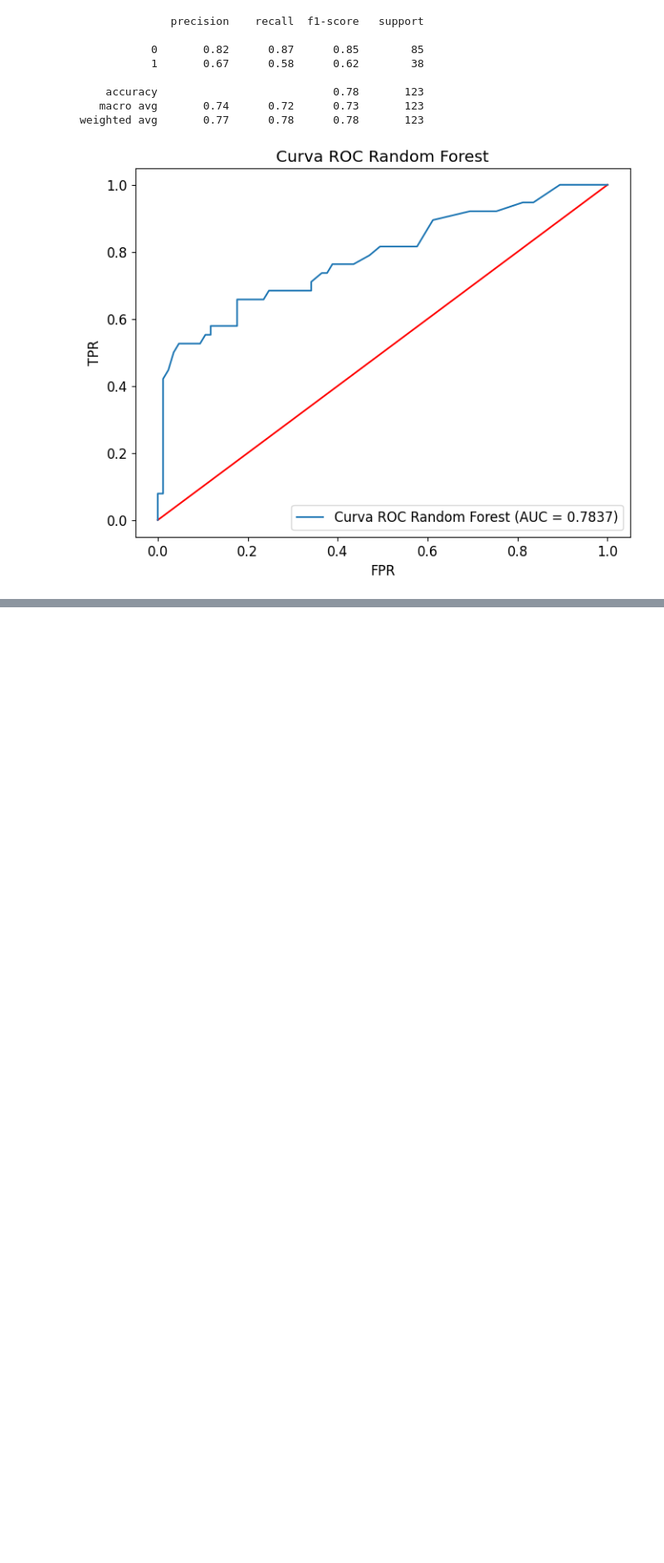
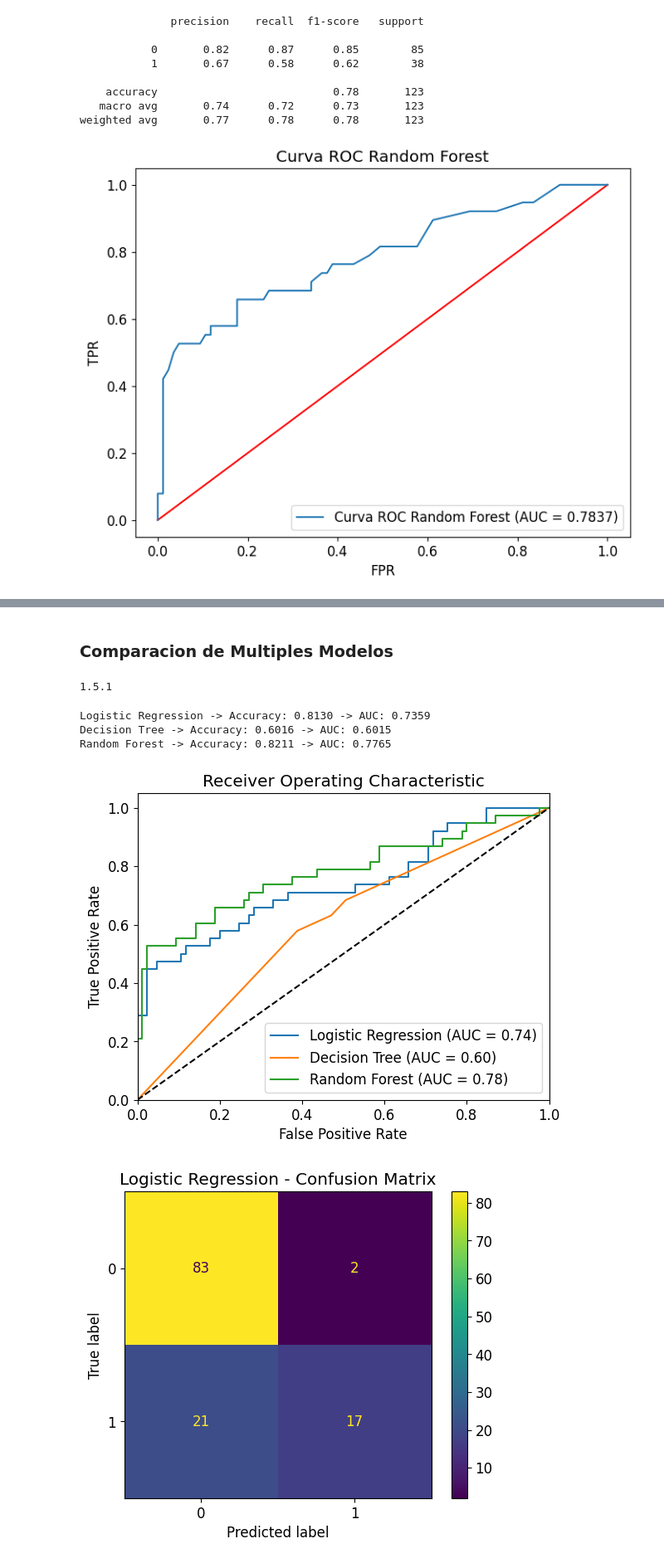
Before and after one commit to Ka1laK/Loan_Prediction-Analytics_Vidhya, a Jupyter notebook: Loan_Prediction.ipynb, the cells around one changed output, grey strips where cells are left out. Shown at 83% size. Drawn from its saved outputs; the diff is of its cells as text; code cells hidden in the pictures; blank space fills up the shorter version.

Commit message:
Load_Prediction

```diff
--- a/Loan_Prediction.ipynb
+++ b/Loan_Prediction.ipynb
@@ -462,0 +458,13 @@ array([0, 1, 1, 0, 0, 0, 0, 0, 0, 0, 0, 0, 0, 1, 1, 0, 0, 1, 0, 0, 0, 1,
+# %%
+# Definir los modelos usados
+models = {
+    'Logistic Regression': LogisticRegression(C=0.1, solver='liblinear', random_state=seed),
+    'Decision Tree': DecisionTreeClassifier(random_state=seed),
+    'Random Forest': RandomForestClassifier(random_state=seed)
+}
+
+# Realizar validación cruzada y mostrar resultados
+for name, model in models.items():
+    scores = cross_val_score(model, X_train, y_train, cv=5, scoring='roc_auc')
+    print(f"{name} - Cross-validated AUC scores: {scores}")
+    print(f"{name} - Mean AUC score: {scores.mean()}\n")
@@ -462,0 +531,55 @@ array([0, 1, 1, 0, 0, 0, 0, 0, 0, 0, 0, 0, 0, 1, 1, 0, 0, 1, 0, 0, 0, 1,
+# %% [markdown]
+### Comparacion de Multiples Modelos
+# %%
+import sklearn
+print(sklearn.__version__)
+# %% [output]
+1.5.1
+# %%
+from sklearn.ensemble import RandomForestClassifier
+from sklearn.tree import DecisionTreeClassifier
+from sklearn.linear_model import LogisticRegression
+from sklearn.metrics import accuracy_score, roc_auc_score, roc_curve, ConfusionMatrixDisplay
+
+# Definir los modelos
+models = {
+    'Logistic Regression': LogisticRegression(C=0.1, solver='liblinear', random_state=seed),
+    'Decision Tree': DecisionTreeClassifier(max_depth=20, min_samples_split=5, min_samples_leaf=2, random_state=seed),
+    'Random Forest': RandomForestClassifier(n_estimators=200, max_depth=20, min_samples_split=5, min_samples_leaf=2, random_state=seed)
+}
+
+# Entrenar, predecir y evaluar cada modelo
+for name, model in models.items():
+    model.fit(X_train, y_train)
+    y_pred = model.predict(X_test)
+    y_prob = model.predict_proba(X_test)[:, 1]
+
+    accuracy = accuracy_score(y_test, y_pred)
+    auc = roc_auc_score(y_test, y_prob)
+
+    print(f"{name} -> Accuracy: {accuracy:.4f} -> AUC: {auc:.4f}")
+
+    # Curva ROC
+    fpr, tpr, _ = roc_curve(y_test, y_prob)
+    plt.plot(fpr, tpr, label=f'{name} (AUC = {auc:.2f})')
+
+plt.plot([0, 1], [0, 1], 'k--')
+plt.xlim([0.0, 1.0])
+plt.ylim([0.0, 1.05])
+plt.xlabel('False Positive Rate')
+plt.ylabel('True Positive Rate')
+plt.title('Receiver Operating Characteristic')
+plt.legend(loc='lower right')
+plt.show()
+
+# Matrices de confusion
+for name, model in models.items():
+    disp = ConfusionMatrixDisplay.from_estimator(model, X_test, y_test)
+    disp.ax_.set_title(f'{name} - Confusion Matrix')
+    plt.show()
+# %% [output]
+Logistic Regression -> Accuracy: 0.8130 -> AUC: 0.7359
+Decision Tree -> Accuracy: 0.6016 -> AUC: 0.6015
+Random Forest -> Accuracy: 0.8211 -> AUC: 0.7765
+[figure, added]
+[figure, added]
```
Also changed, not shown: parts of 43 cells of this notebook.
